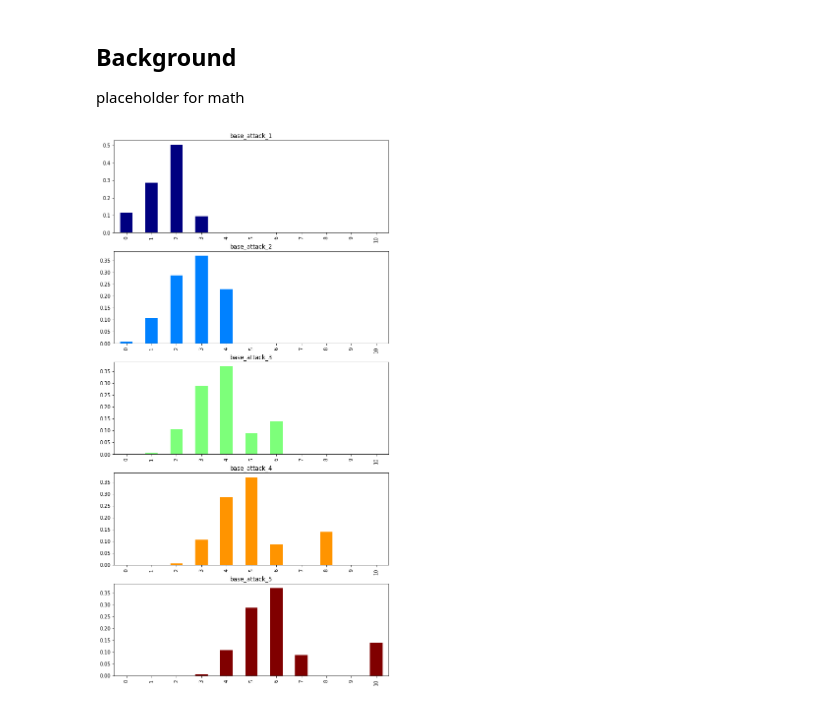
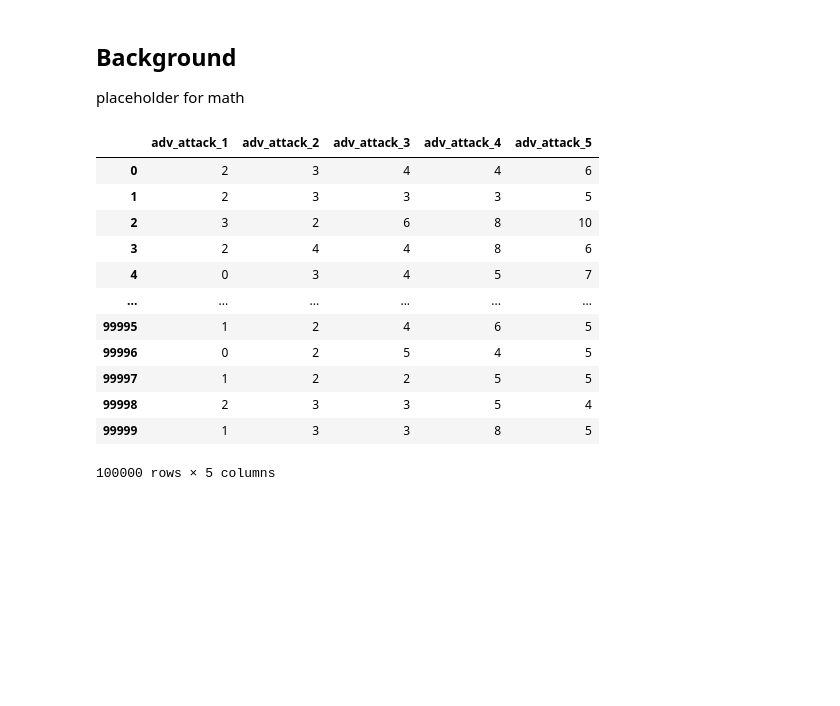
Before and after one commit to zachcoleman/gloomhaven, a Jupyter notebook: examples/advantage.ipynb, the cells around one changed output. Cells and saved outputs as stored; diff of their text form; code cells hidden in the pictures; blank space fills up the shorter version.

```diff
--- a/examples/advantage.ipynb
+++ b/examples/advantage.ipynb
@@ -38,17 +45,19 @@ def get_counts(srs: pd.Series):
     srs = srs / samp_size
     srs.sort_index()
     return srs
-# %%
-_ = attack_data.apply(get_counts, axis=0) \
-    .plot(
-        kind="bar",
-        subplots=True,
-        figsize=(10,20),
-        legend=False,
-        colormap="jet",
-        sharex=False,
-        xticks=[i for i in range(max(base_attacks)*2+1)],
-    )
-plt.savefig("../assets/advantage.jpg")
-# %% [output]
-[figure, removed]
+# %%
+attack_data.loc[:, attack_data.columns.str.contains("^adv", regex=True)]
+# %% [output]
+|  | adv_attack_1 | adv_attack_2 | adv_attack_3 | adv_attack_4 | adv_attack_5 |
+| 0 | 2 | 3 | 4 | 4 | 6 |
+| 1 | 2 | 3 | 3 | 3 | 5 |
+| 2 | 3 | 2 | 6 | 8 | 10 |
+| 3 | 2 | 4 | 4 | 8 | 6 |
+| 4 | 0 | 3 | 4 | 5 | 7 |
+| ... | ... | ... | ... | ... | ... |
+| 99995 | 1 | 2 | 4 | 6 | 5 |
+| 99996 | 0 | 2 | 5 | 4 | 5 |
+| 99997 | 1 | 2 | 2 | 5 | 5 |
+| 99998 | 2 | 3 | 3 | 5 | 4 |
+| 99999 | 1 | 3 | 3 | 8 | 5 |
+100000 rows × 5 columns
```
Also changed, not shown: parts of 6 cells of this notebook, 5 other files.
